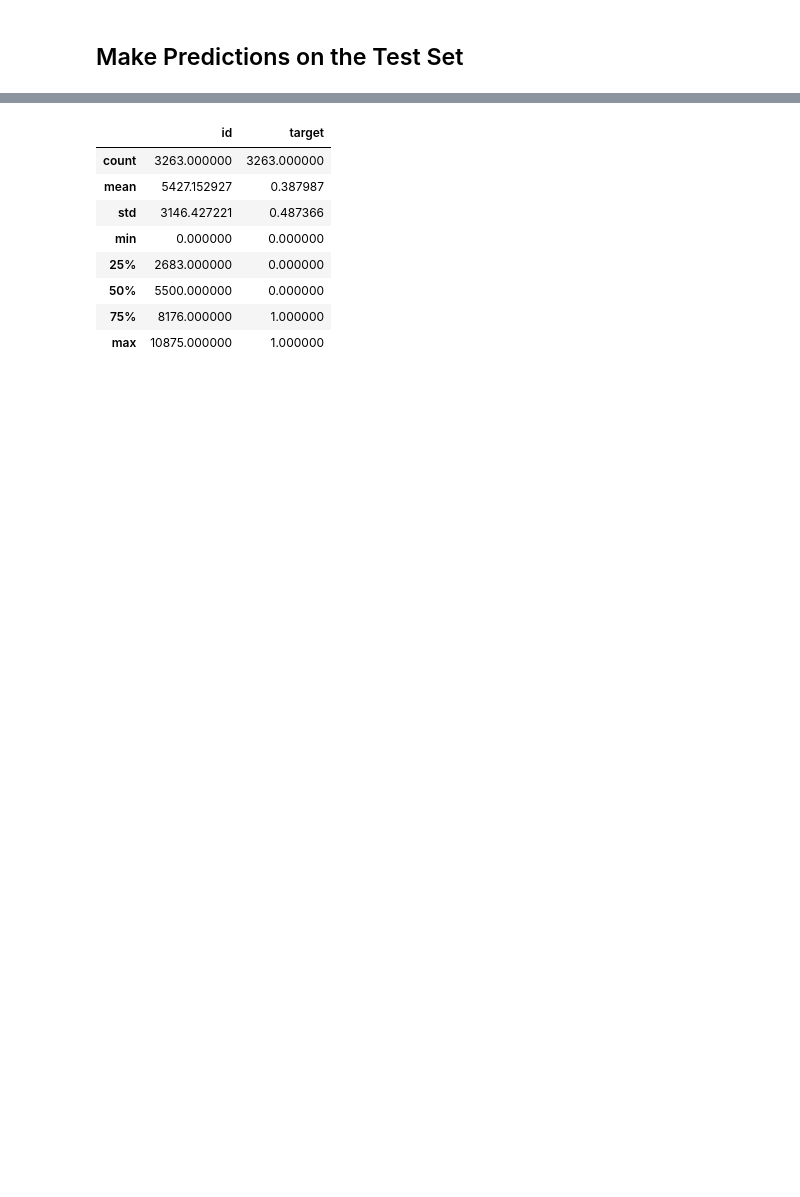
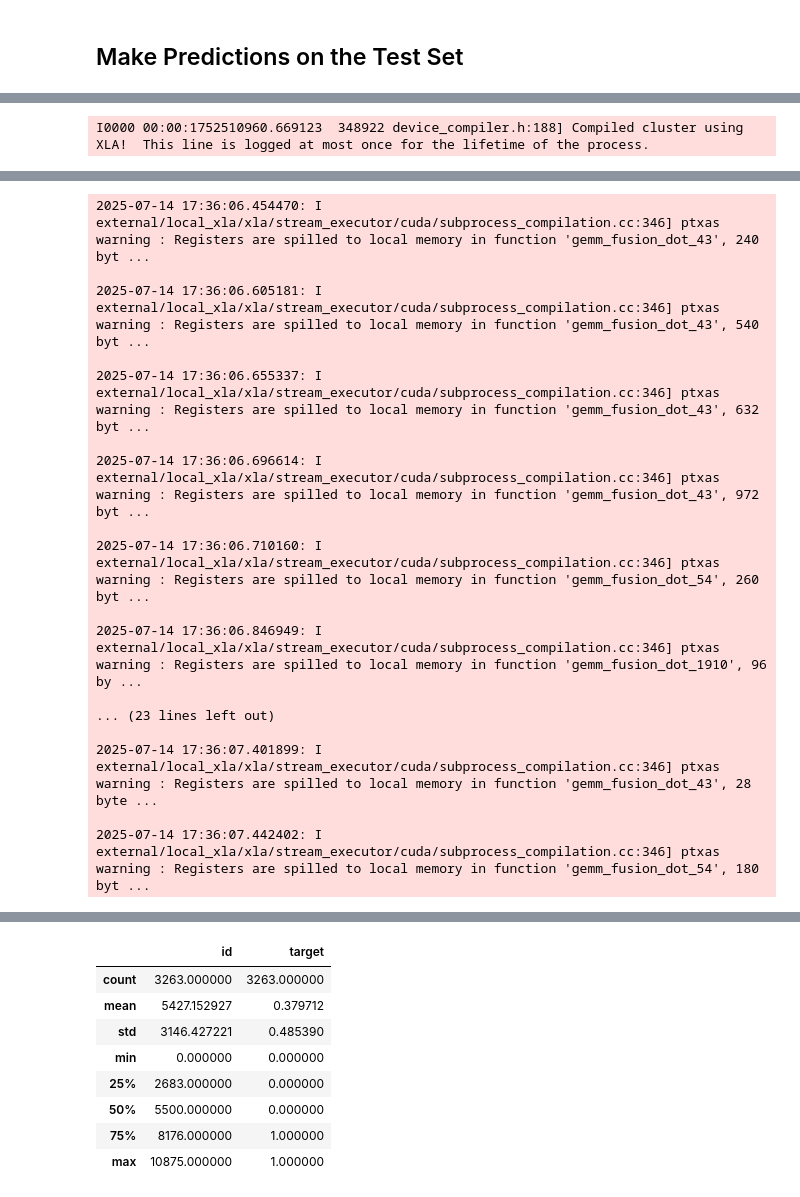
Before and after one commit to monkin77/llm-learn, a Jupyter notebook: nlp_disaster_tweets/eda.ipynb, the cells around one changed output, grey strips where cells are left out. Saved outputs shown, nothing was run; the diff lists cells and outputs as text; code cells hidden in the pictures; blank space fills up the shorter version.

```diff
--- a/nlp_disaster_tweets/eda.ipynb
+++ b/nlp_disaster_tweets/eda.ipynb
@@ -1457,12 +1446,15 @@ if SAVE_CLEANED_DATA_PICKLE:
 We can load the cleaned data from a `csv` file instead of running the cleaning process again.
 # %%
 # Load the cleaned dataset
-df_train = pd.read_csv('input/train_cleaned.csv')
-df_test = pd.read_csv('input/test_cleaned.csv')
+LOAD_CLEANED_DATA = True
+if LOAD_CLEANED_DATA:
+    print("Loading cleaned dataset...\n")
+    df_train = pd.read_csv('input/train_cleaned.csv')
+    df_test = pd.read_csv('input/test_cleaned.csv')
 
-# print the first few rows of the cleaned dataset
-print("Cleaned Training Set:")
-print(df_train.head())
-print("\nCleaned Test Set:")
-print(df_test.head())
+    # print the first few rows of the cleaned dataset
+    print("Cleaned Training Set:")
+    print(df_train.head())
+    print("\nCleaned Test Set:")
+    print(df_test.head())
 # %% [output]
@@ -1839,7 +1871,7 @@ clf = DisasterDetector(
     classifier=classifier,
     max_seq_length=160,  # Shorter sequence length for faster training
     lr=1e-4,           # Learning rate for the optimizer    # TODO: Check if this is a good learning rate
-    epochs=10,            # Number of epochs for training
+    epochs=5,    # 10,            # Number of epochs for training
     batch_size=16 # 32        # Batch size for training
 )
 
@@ -1911,0 +1903,8 @@ clf.plot_learning_curve()
+# %%
+# Load the Trained Model from the saved path
+LOAD_TRAINED_MODELS = True
+if LOAD_TRAINED_MODELS:
+    clf.load_models(path="./models")
+
+    # Print the trained models
+    print(f"Nº of models inside the Assemble Learning Model: {len(clf.models)}")
@@ -1915,6 +1918,7 @@ clf.plot_learning_curve()
 # Predict on the test set
 y_pred = clf.predict(df_test)
 
+SUBMISSION_FILENAME = 'out/eda_model_submission.csv'
 model_submission = pd.read_csv("./input/sample_submission.csv")
 model_submission['target'] = np.argmax(y_pred, axis=1).astype('int')    # Convert predictions to class labels (0 or 1)
 model_submission.to_csv('out/eda_model_submission.csv', index=False)
@@ -1924,0 +1945 @@ model_submission.describe()
+I0000 00:00:1752510960.669123  348922 device_compiler.h:188] Compiled cluster using XLA!  This line is logged at most once for the lifetime of the process.
@@ -1924,0 +1947,17 @@ model_submission.describe()
+2025-07-14 17:36:06.454470: I external/local_xla/xla/stream_executor/cuda/subprocess_compilation.cc:346] ptxas warning : Registers are spilled to local memory in function 'gemm_fusion_dot_43', 240 byt ...
+
+2025-07-14 17:36:06.605181: I external/local_xla/xla/stream_executor/cuda/subprocess_compilation.cc:346] ptxas warning : Registers are spilled to local memory in function 'gemm_fusion_dot_43', 540 byt ...
+
+2025-07-14 17:36:06.655337: I external/local_xla/xla/stream_executor/cuda/subprocess_compilation.cc:346] ptxas warning : Registers are spilled to local memory in function 'gemm_fusion_dot_43', 632 byt ...
+
+2025-07-14 17:36:06.696614: I external/local_xla/xla/stream_executor/cuda/subprocess_compilation.cc:346] ptxas warning : Registers are spilled to local memory in function 'gemm_fusion_dot_43', 972 byt ...
+
+2025-07-14 17:36:06.710160: I external/local_xla/xla/stream_executor/cuda/subprocess_compilation.cc:346] ptxas warning : Registers are spilled to local memory in function 'gemm_fusion_dot_54', 260 byt ...
+
+2025-07-14 17:36:06.846949: I external/local_xla/xla/stream_executor/cuda/subprocess_compilation.cc:346] ptxas warning : Registers are spilled to local memory in function 'gemm_fusion_dot_1910', 96 by ...
+
+... (23 lines left out)
+
+2025-07-14 17:36:07.401899: I external/local_xla/xla/stream_executor/cuda/subprocess_compilation.cc:346] ptxas warning : Registers are spilled to local memory in function 'gemm_fusion_dot_43', 28 byte ...
+
+2025-07-14 17:36:07.442402: I external/local_xla/xla/stream_executor/cuda/subprocess_compilation.cc:346] ptxas warning : Registers are spilled to local memory in function 'gemm_fusion_dot_54', 180 byt ...
@@ -1925,7 +1966,7 @@ model_submission.describe()
 |  | id | target |
 | count | 3263.000000 | 3263.000000 |
-| mean | 5427.152927 | 0.387987 |
-| std | 3146.427221 | 0.487366 |
+| mean | 5427.152927 | 0.379712 |
+| std | 3146.427221 | 0.485390 |
 | min | 0.000000 | 0.000000 |
 | 25% | 2683.000000 | 0.000000 |
 | 50% | 5500.000000 | 0.000000 |
```
Also changed, not shown: parts of 12 cells of this notebook, 3 other files.
